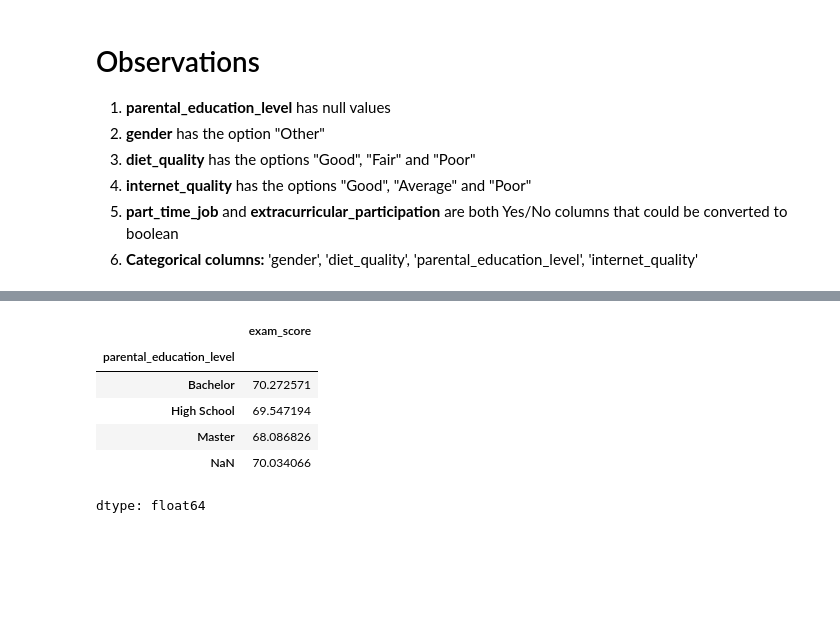
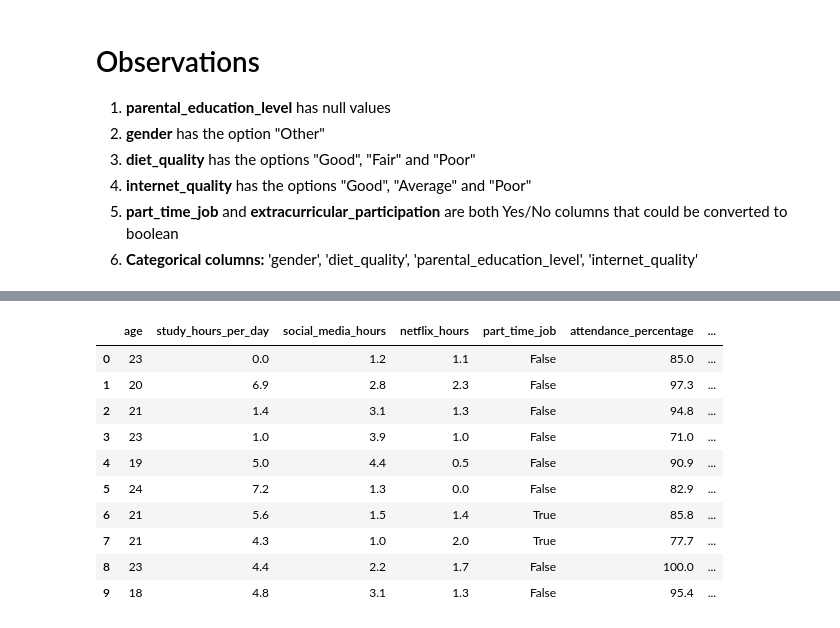
Before and after one commit to puck-arthur/data-learning, a Jupyter notebook: notebooks/week2_regression_scikit_refresher.ipynb, the cells around one changed output, grey strips where cells are left out. Cells and saved outputs as stored; diff of their text form; code cells hidden in the pictures; blank space fills up the shorter version.

```diff
--- a/notebooks/week2_regression_scikit_refresher.ipynb
+++ b/notebooks/week2_regression_scikit_refresher.ipynb
@@ -227,12 +191,0 @@ OneHotEncoder(drop='first')
-# %%
-# Checking if the parental_education_level null values has the same mean from the other categories
-
-df.groupby('parental_education_level', dropna=False)['exam_score'].agg('mean')
-# %% [output]
-|  | exam_score |
-| parental_education_level |  |
-| Bachelor | 70.272571 |
-| High School | 69.547194 |
-| Master | 68.086826 |
-| NaN | 70.034066 |
-dtype: float64
@@ -240,0 +192,45 @@ dtype: float64
+# %%
+# Now lets convert the string columns to numeric ones manually and use all of them as predictors
+
+df = df_raw.copy() # we need to use copy(), otherwise df_raw is altered (When we do df = df_raw, it creates just a new nickname for the same memory. It doesn't actually create a copy, which is stupid)
+
+# Lets change all string columns to one of these: Binary, Nominal, Ordinal by hand
+
+# Dropping columns that won't be used
+
+df = df.drop(columns='student_id')
+
+# Binary columns (Yes/No) to 1 and 0
+
+df['part_time_job'] = (df['part_time_job'] == 'Yes')
+df['extracurricular_participation'] = (df['extracurricular_participation'] == 'Yes')
+
+# Ordinal columns to sequence (0, 1, 2, 3...)
+
+dict_diet = {'Poor': 0, 'Fair': 1, 'Good': 2}
+dict_parental = {'High School': 0, 'Bachelor': 1, 'Master': 2}
+dict_internet = {'Poor': 0, 'Average': 1, 'Good': 2}
+
+df['diet_quality'] = df['diet_quality'].map(dict_diet)
+df['parental_education_level'] = df['parental_education_level'].map(dict_parental)
+df['internet_quality'] = df['internet_quality'].map(dict_internet)
+
+# Nominal columns to dummy columns
+
+one_hot = pd.get_dummies(df['gender'], drop_first=True) # creating the dummies/one-hot
+df = df.drop('gender', axis=1) # dropping the original column
+df = df.join(one_hot) # joining the data
+
+df.head(10) # checking if transformations worked
+# %% [output]
+|  | age | study_hours_per_day | social_media_hours | netflix_hours | part_time_job | attendance_percentage | ... |
+| 0 | 23 | 0.0 | 1.2 | 1.1 | False | 85.0 | ... |
+| 1 | 20 | 6.9 | 2.8 | 2.3 | False | 97.3 | ... |
+| 2 | 21 | 1.4 | 3.1 | 1.3 | False | 94.8 | ... |
+| 3 | 23 | 1.0 | 3.9 | 1.0 | False | 71.0 | ... |
+| 4 | 19 | 5.0 | 4.4 | 0.5 | False | 90.9 | ... |
+| 5 | 24 | 7.2 | 1.3 | 0.0 | False | 82.9 | ... |
+| 6 | 21 | 5.6 | 1.5 | 1.4 | True | 85.8 | ... |
+| 7 | 21 | 4.3 | 1.0 | 2.0 | True | 77.7 | ... |
+| 8 | 23 | 4.4 | 2.2 | 1.7 | False | 100.0 | ... |
+| 9 | 18 | 4.8 | 3.1 | 1.3 | False | 95.4 | ... |
```
Also changed, not shown: parts of 7 cells of this notebook.
